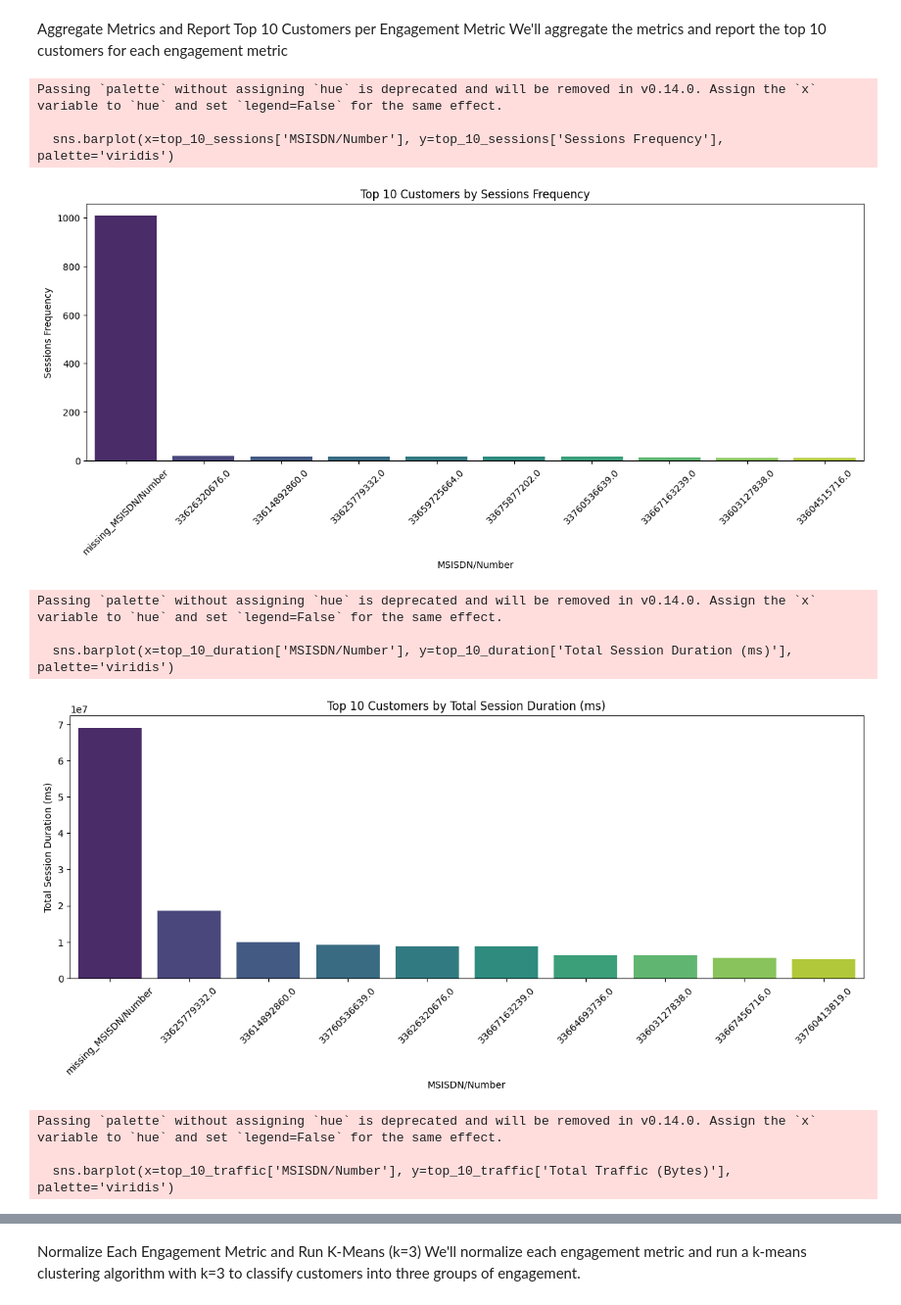
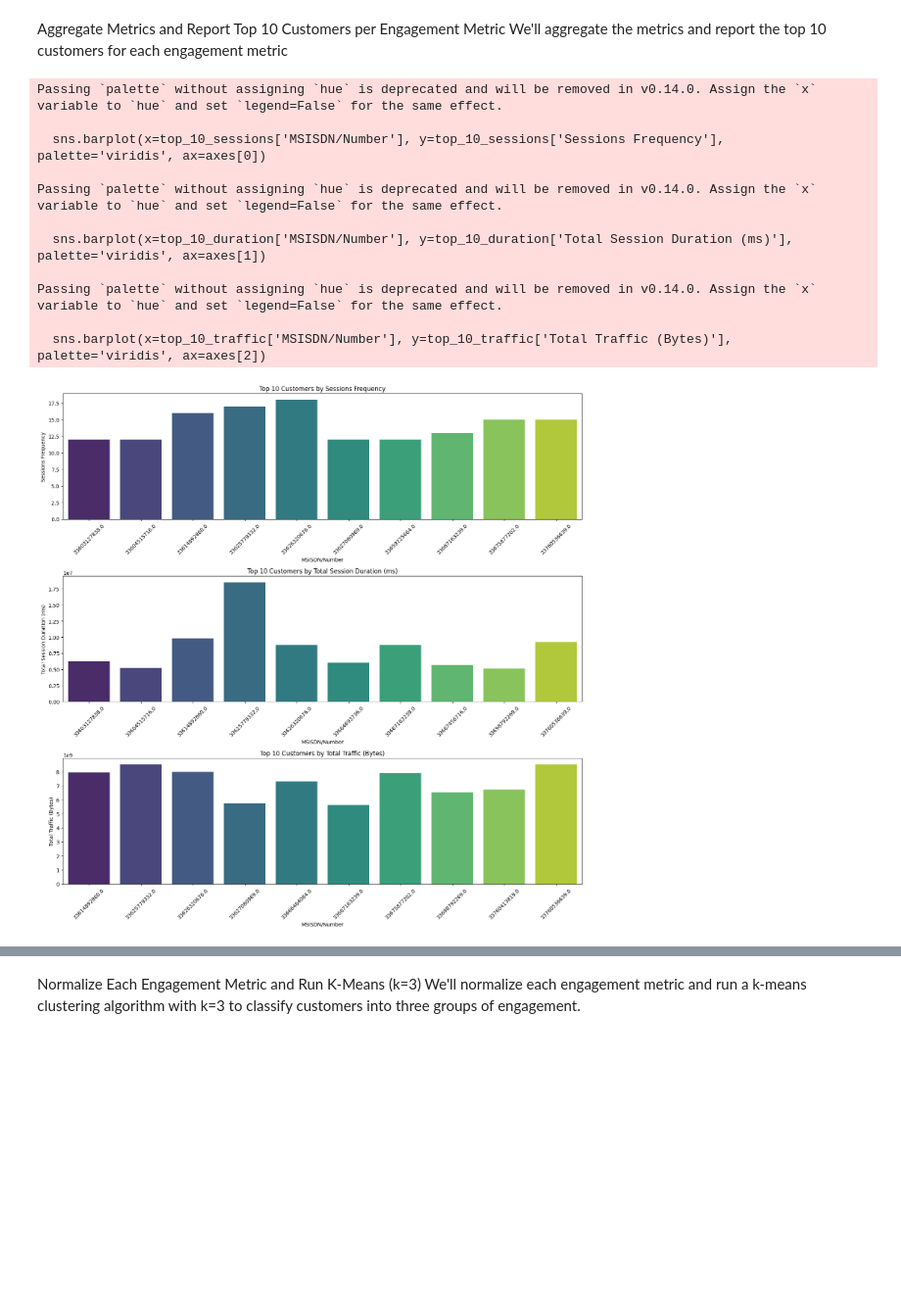
Before and after one commit to Abenezer-Baheru/Telecom-Users-Analysis, a Jupyter notebook: notebooks/engagement_analysis.ipynb, the cells around one changed output, grey strips where cells are left out. Shown: that part at 98% size. Saved outputs shown, nothing was run; the diff lists cells and outputs as text; code cells hidden in the pictures; blank space fills up the shorter version.

```diff
--- a/notebooks/engagement_analysis.ipynb
+++ b/notebooks/engagement_analysis.ipynb
@@ -7,66 +7,67 @@ import matplotlib.pyplot as plt
 import seaborn as sns
 
 # Load the cleaned data
-data_path = '../src/data/cleaned_telecom_users_data.csv'
+data_path = '../src/data/cleanedTelecomUsersData.csv'
 df = pd.read_csv(data_path)
 
 # Aggregate engagement metrics per customer ID (MSISDN)
 engagement_metrics = df.groupby('MSISDN/Number').agg({
     'Bearer Id': 'count',
     'Dur. (ms)': 'sum',
     'Total DL (Bytes)': 'sum',
     'Total UL (Bytes)': 'sum'
 }).reset_index()
 
 # Rename columns for clarity
 engagement_metrics.columns = [
     'MSISDN/Number', 'Sessions Frequency', 'Total Session Duration (ms)',
     'Total DL (Bytes)', 'Total UL (Bytes)'
 ]
 
 # Calculate total traffic (download + upload)
 engagement_metrics['Total Traffic (Bytes)'] = engagement_metrics['Total DL (Bytes)'] + engagement_metrics['Total UL (Bytes)']
 
 # Report the top 10 customers per engagement metric
 top_10_sessions = engagement_metrics.nlargest(10, 'Sessions Frequency')
 top_10_duration = engagement_metrics.nlargest(10, 'Total Session Duration (ms)')
 top_10_traffic = engagement_metrics.nlargest(10, 'Total Traffic (Bytes)')
 
+# Create a single figure with three subplots
+fig, axes = plt.subplots(3, 1, figsize=(15, 15))
+
 # Plot the top 10 customers by sessions frequency
-plt.figure(figsize=(15, 5))
-sns.barplot(x=top_10_sessions['MSISDN/Number'], y=top_10_sessions['Sessions Frequency'], palette='viridis')
-plt.title('Top 10 Customers by Sessions Frequency')
-plt.xlabel('MSISDN/Number')
-plt.ylabel('Sessions Frequency')
-plt.xticks(rotation=45)
-plt.show()
+sns.barplot(x=top_10_sessions['MSISDN/Number'], y=top_10_sessions['Sessions Frequency'], palette='viridis', ax=axes[0])
+axes[0].set_title('Top 10 Customers by Sessions Frequency')
+axes[0].set_xlabel('MSISDN/Number')
+axes[0].set_ylabel('Sessions Frequency')
+axes[0].tick_params(axis='x', rotation=45)
 
 # Plot the top 10 customers by total session duration
-plt.figure(figsize=(15, 5))
-sns.barplot(x=top_10_duration['MSISDN/Number'], y=top_10_duration['Total Session Duration (ms)'], palette='viridis')
-plt.title('Top 10 Customers by Total Session Duration (ms)')
-plt.xlabel('MSISDN/Number')
-plt.ylabel('Total Session Duration (ms)')
-plt.xticks(rotation=45)
-plt.show()
+sns.barplot(x=top_10_duration['MSISDN/Number'], y=top_10_duration['Total Session Duration (ms)'], palette='viridis', ax=axes[1])
+axes[1].set_title('Top 10 Customers by Total Session Duration (ms)')
+axes[1].set_xlabel('MSISDN/Number')
+axes[1].set_ylabel('Total Session Duration (ms)')
+axes[1].tick_params(axis='x', rotation=45)
 
 # Plot the top 10 customers by total traffic
-plt.figure(figsize=(15, 5))
-sns.barplot(x=top_10_traffic['MSISDN/Number'], y=top_10_traffic['Total Traffic (Bytes)'], palette='viridis')
-plt.title('Top 10 Customers by Total Traffic (Bytes)')
-plt.xlabel('MSISDN/Number')
-plt.ylabel('Total Traffic (Bytes)')
-plt.xticks(rotation=45)
+sns.barplot(x=top_10_traffic['MSISDN/Number'], y=top_10_traffic['Total Traffic (Bytes)'], palette='viridis', ax=axes[2])
+axes[2].set_title('Top 10 Customers by Total Traffic (Bytes)')
+axes[2].set_xlabel('MSISDN/Number')
+axes[2].set_ylabel('Total Traffic (Bytes)')
+axes[2].tick_params(axis='x', rotation=45)
+
+plt.tight_layout()
 plt.show()
 # %% [output]
 Passing `palette` without assigning `hue` is deprecated and will be removed in v0.14.0. Assign the `x` variable to `hue` and set `legend=False` for the same effect.
 
-  sns.barplot(x=top_10_sessions['MSISDN/Number'], y=top_10_sessions['Sessions Frequency'], palette='viridis')
+  sns.barplot(x=top_10_sessions['MSISDN/Number'], y=top_10_sessions['Sessions Frequency'], palette='viridis', ax=axes[0])
+
+Passing `palette` without assigning `hue` is deprecated and will be removed in v0.14.0. Assign the `x` variable to `hue` and set `legend=False` for the same effect.
+
+  sns.barplot(x=top_10_duration['MSISDN/Number'], y=top_10_duration['Total Session Duration (ms)'], palette='viridis', ax=axes[1])
+
+Passing `palette` without assigning `hue` is deprecated and will be removed in v0.14.0. Assign the `x` variable to `hue` and set `legend=False` for the same effect.
+
+  sns.barplot(x=top_10_traffic['MSISDN/Number'], y=top_10_traffic['Total Traffic (Bytes)'], palette='viridis', ax=axes[2])
-[figure, old version]
+[figure, new version]
-Passing `palette` without assigning `hue` is deprecated and will be removed in v0.14.0. Assign the `x` variable to `hue` and set `legend=False` for the same effect.
-
-  sns.barplot(x=top_10_duration['MSISDN/Number'], y=top_10_duration['Total Session Duration (ms)'], palette='viridis')
-[figure, removed]
-Passing `palette` without assigning `hue` is deprecated and will be removed in v0.14.0. Assign the `x` variable to `hue` and set `legend=False` for the same effect.
-
-  sns.barplot(x=top_10_traffic['MSISDN/Number'], y=top_10_traffic['Total Traffic (Bytes)'], palette='viridis')
```
Also changed, not shown: parts of 6 cells of this notebook.
